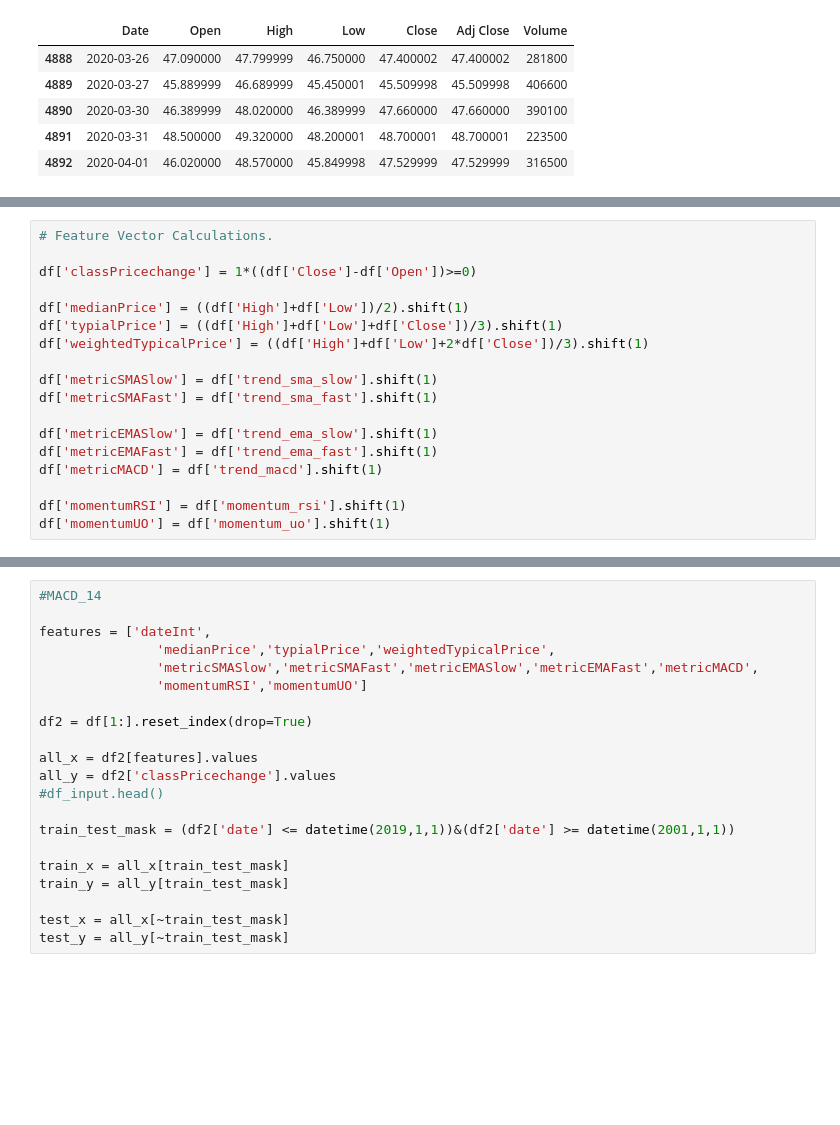
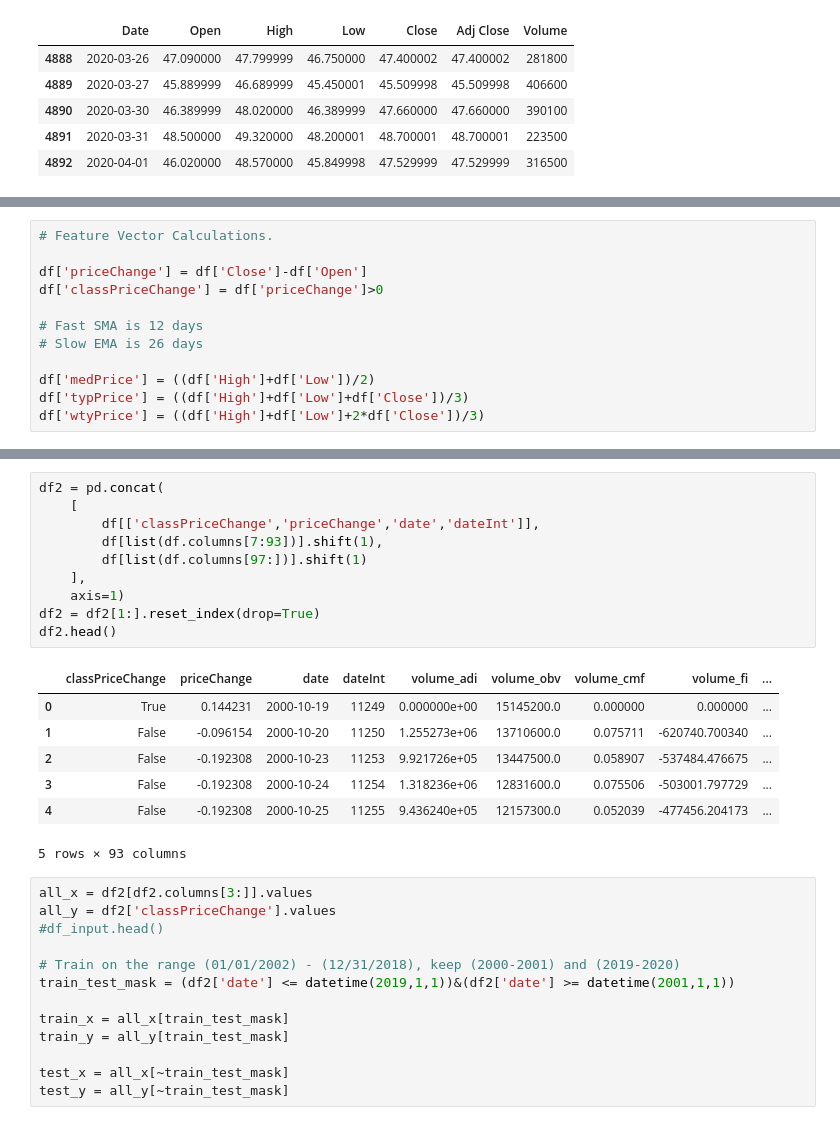
Before and after one commit to JamesDwightDana/cs136_group_project, a Jupyter notebook: project_explore.ipynb, the cells around one changed output, grey strips where cells are left out. Drawn from its saved outputs; the diff is of its cells as text; blank space fills up the shorter version.

```diff
--- a/project_explore.ipynb
+++ b/project_explore.ipynb
@@ -46,18 +52,12 @@ Index(['Date', 'Open', 'High', 'Low', 'Close', 'Adj Close', 'Volume',
 # %%
 # Feature Vector Calculations.
 
-df['classPricechange'] = 1*((df['Close']-df['Open'])>=0)
+df['priceChange'] = df['Close']-df['Open']
+df['classPriceChange'] = df['priceChange']>0
 
-df['medianPrice'] = ((df['High']+df['Low'])/2).shift(1)
-df['typialPrice'] = ((df['High']+df['Low']+df['Close'])/3).shift(1)
-df['weightedTypicalPrice'] = ((df['High']+df['Low']+2*df['Close'])/3).shift(1)
+# Fast SMA is 12 days
+# Slow EMA is 26 days
 
-df['metricSMASlow'] = df['trend_sma_slow'].shift(1)
-df['metricSMAFast'] = df['trend_sma_fast'].shift(1)
-
-df['metricEMASlow'] = df['trend_ema_slow'].shift(1)
-df['metricEMAFast'] = df['trend_ema_fast'].shift(1)
-df['metricMACD'] = df['trend_macd'].shift(1)
-
-df['momentumRSI'] = df['momentum_rsi'].shift(1)
-df['momentumUO'] = df['momentum_uo'].shift(1)
+df['medPrice'] = ((df['High']+df['Low'])/2)
+df['typPrice'] = ((df['High']+df['Low']+df['Close'])/3)
+df['wtyPrice'] = ((df['High']+df['Low']+2*df['Close'])/3)
@@ -73,17 +64,27 @@ df['momentumUO'] = df['momentum_uo'].shift(1)
+# %%
+df2 = pd.concat(
+    [
+        df[['classPriceChange','priceChange','date','dateInt']],
+        df[list(df.columns[7:93])].shift(1),
+        df[list(df.columns[97:])].shift(1)
+    ],
+    axis=1)
+df2 = df2[1:].reset_index(drop=True)
+df2.head()
+# %% [output]
+|  | classPriceChange | priceChange | date | dateInt | volume_adi | volume_obv | volume_cmf | volume_fi | ... |
+| 0 | True | 0.144231 | 2000-10-19 | 11249 | 0.000000e+00 | 15145200.0 | 0.000000 | 0.000000 | ... |
+| 1 | False | -0.096154 | 2000-10-20 | 11250 | 1.255273e+06 | 13710600.0 | 0.075711 | -620740.700340 | ... |
+| 2 | False | -0.192308 | 2000-10-23 | 11253 | 9.921726e+05 | 13447500.0 | 0.058907 | -537484.476675 | ... |
+| 3 | False | -0.192308 | 2000-10-24 | 11254 | 1.318236e+06 | 12831600.0 | 0.075506 | -503001.797729 | ... |
+| 4 | False | -0.192308 | 2000-10-25 | 11255 | 9.436240e+05 | 12157300.0 | 0.052039 | -477456.204173 | ... |
+5 rows × 93 columns
 # %%
-#MACD_14
-
-features = ['dateInt',
-               'medianPrice','typialPrice','weightedTypicalPrice',
-               'metricSMASlow','metricSMAFast','metricEMASlow','metricEMAFast','metricMACD',
-               'momentumRSI','momentumUO']
-
-df2 = df[1:].reset_index(drop=True)
-
-all_x = df2[features].values
-all_y = df2['classPricechange'].values
+all_x = df2[df2.columns[3:]].values
+all_y = df2['classPriceChange'].values
 #df_input.head()
 
+# Train on the range (01/01/2002) - (12/31/2018), keep (2000-2001) and (2019-2020)
 train_test_mask = (df2['date'] <= datetime(2019,1,1))&(df2['date'] >= datetime(2001,1,1))
 
 train_x = all_x[train_test_mask]
```
Also changed, not shown: parts of 16 cells of this notebook.
